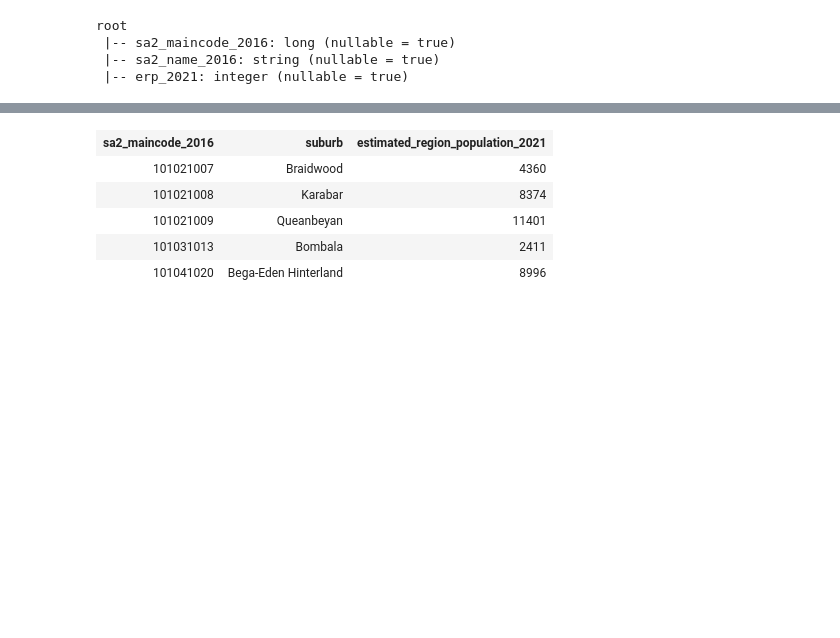
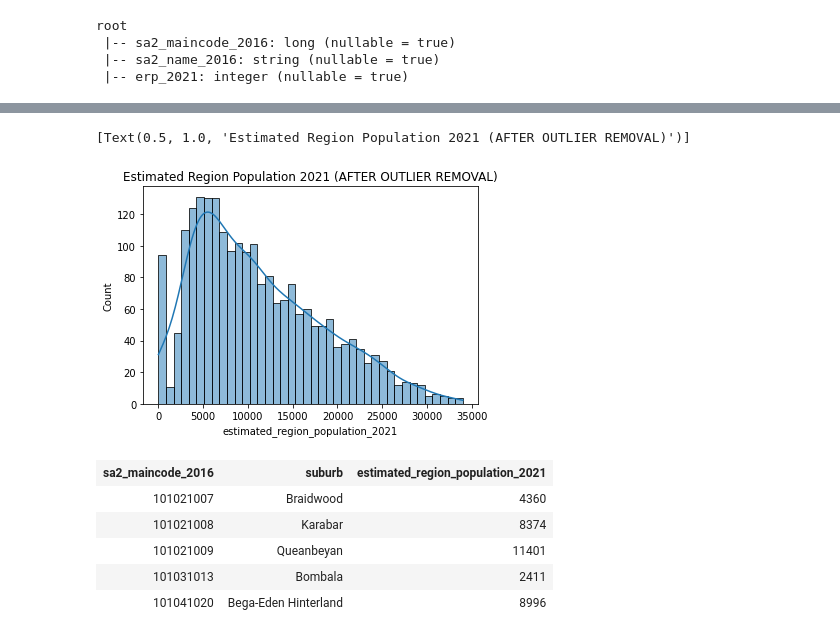
Before and after one commit to MAST30034-Applied-Data-Science/generic-buy-now-pay-later-project-group-56-bnlp, a Jupyter notebook: notebooks/personal_nb/folder_anuj/anuj_nb.ipynb, the cells around one changed output, grey strips where cells are left out. Saved outputs shown, nothing was run; the diff lists cells and outputs as text; code cells hidden in the pictures; blank space fills up the shorter version.

```diff
--- a/notebooks/personal_nb/folder_anuj/anuj_nb.ipynb
+++ b/notebooks/personal_nb/folder_anuj/anuj_nb.ipynb
@@ -65,3 +179,11 @@ population_df = population_df \
+# %%
+population_outlier_removal = population_df.filter(F.col('estimated_region_population_2021') <= (11388.558407079647 + 3 * 7765.233007489072))
+
+after_outlier_population = population_outlier_removal.toPandas()
+sns.histplot(after_outlier_population['estimated_region_population_2021'], kde=True, bins=40).set(title='Estimated Region Population 2021 (AFTER OUTLIER REMOVAL)')
+# %% [output]
+[Text(0.5, 1.0, 'Estimated Region Population 2021 (AFTER OUTLIER REMOVAL)')]
+[figure, added]
 # %%
 # Function to be added to ETL:
 
```
Also changed, not shown: parts of 13 cells of this notebook.
